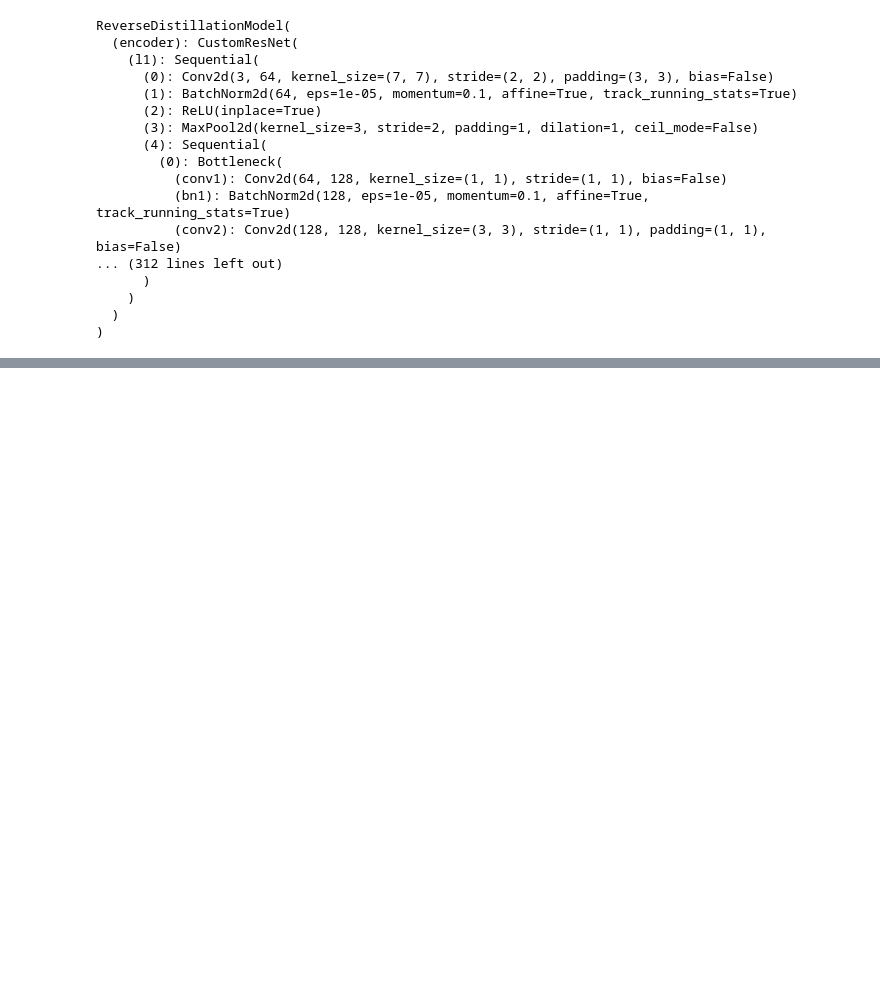
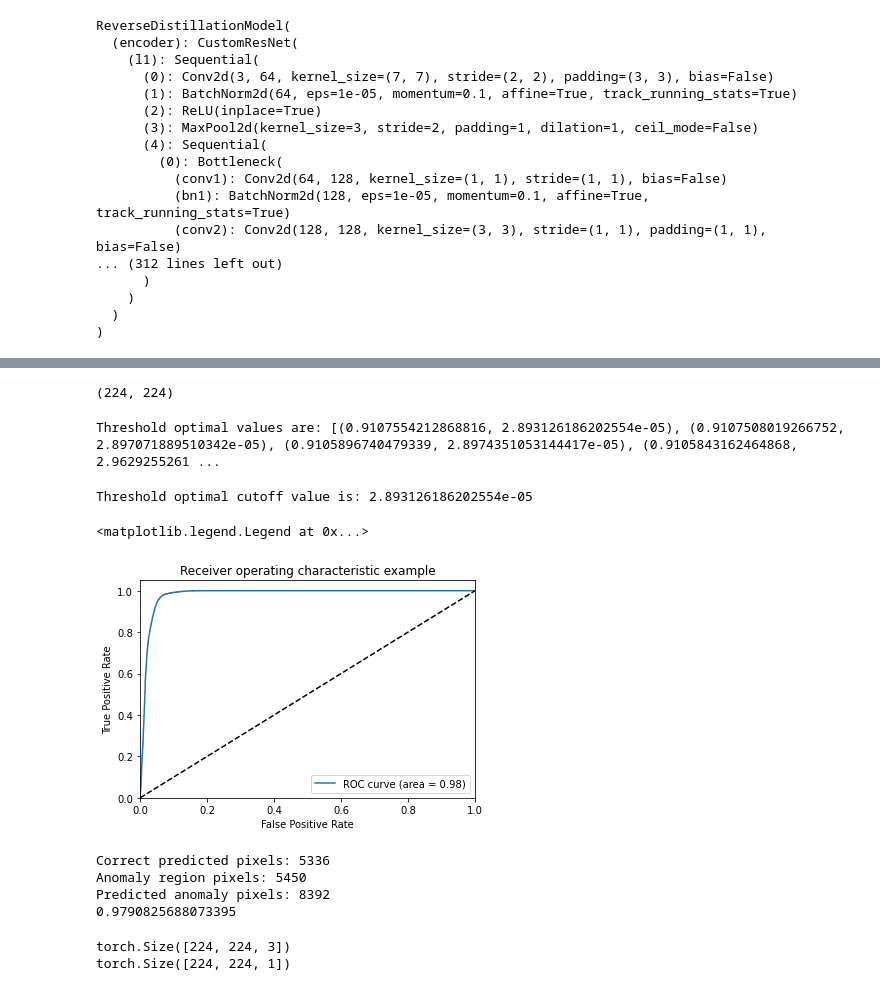
Before and after one commit to FraqMasq/RKD_AD, a Jupyter notebook: RKD_AD.ipynb, the cells around one changed output, grey strips where cells are left out. Saved outputs shown, nothing was run; the diff lists cells and outputs as text; code cells hidden in the pictures; blank space fills up the shorter version.

Commit message:
AUROC and PRO

```diff
--- a/RKD_AD.ipynb
+++ b/RKD_AD.ipynb
@@ -837,0 +874,8 @@ ReverseDistillationModel(
+# %%
+gt = Image.open("data/mvtec_AD/bottle/ground_truth/broken_large/000_mask.png")
+gt = gt.resize((img_w, img_h), Image.NEAREST)
+print(gt.size)
+
+gt = np.asarray(gt)
+# %% [output]
+(224, 224)
@@ -837,0 +902,32 @@ ReverseDistillationModel(
+# %%
+#Compute AUROC
+from sklearn.metrics import roc_curve, auc # roc curve tools
+ground_truth_labels = gt.ravel()/255 # we want to make them into vectors
+score_value = [x / 255 for x in an_map.detach().numpy().flatten()]  # we want to make them into vectors
+fpr, tpr, thresholds = roc_curve(ground_truth_labels,score_value)
+roc_auc = auc(fpr,tpr)
+
+
+
+optimal_proba_cutoff = sorted(list(zip(np.abs(tpr - fpr), thresholds)), key=lambda i: i[0], reverse=True)
+print("Threshold sorted values are:", optimal_proba_cutoff)
+# %% [output]
+Threshold optimal values are: [(0.9107554212868816, 2.893126186202554e-05), (0.9107508019266752, 2.897071889510342e-05), (0.9105896740479339, 2.8974351053144417e-05), (0.9105843162464868, 2.9629255261 ...
+# %%
+#Plot AUROC and print best threshold
+fig, ax = plt.subplots(1,1)
+optimal_threshold = optimal_proba_cutoff[0][-1]#find_optimal_cutoff(fpr, tpr, thresholds)
+print("Threshold optimal cutoff value is:", optimal_threshold)
+
+ax.plot(fpr, tpr, label='ROC curve (area = %0.2f)' % roc_auc)
+ax.plot([0, 1], [0, 1], 'k--')
+ax.set_xlim([0.0, 1.0])
+ax.set_ylim([0.0, 1.05])
+ax.set_xlabel('False Positive Rate')
+ax.set_ylabel('True Positive Rate')
+ax.set_title('Receiver operating characteristic example')
+ax.legend(loc="lower right")
+# %% [output]
+Threshold optimal cutoff value is: 2.893126186202554e-05
+<matplotlib.legend.Legend at 0x...>
+[figure, added]
@@ -837,0 +970,9 @@ ReverseDistillationModel(
+# %%
+#Compute PRO
+pro = compute_pro(an_map.detach().numpy(), gt, optimal_threshold)
+print(pro)
+# %% [output]
+Correct predicted pixels: 5336
+Anomaly region pixels: 5450
+Predicted anomaly pixels: 8392
+0.9790825688073395
@@ -837,0 +988,9 @@ ReverseDistillationModel(
+# %%
+im = image[0]
+im = torch.swapaxes(im, 0, -1)
+print(im.shape)
+an_map = torch.swapaxes(anomaly_map[0], 0, -1)
+print(an_map.shape)
+# %% [output]
+torch.Size([224, 224, 3])
+torch.Size([224, 224, 1])
```
Also changed, not shown: parts of 14 cells of this notebook.
